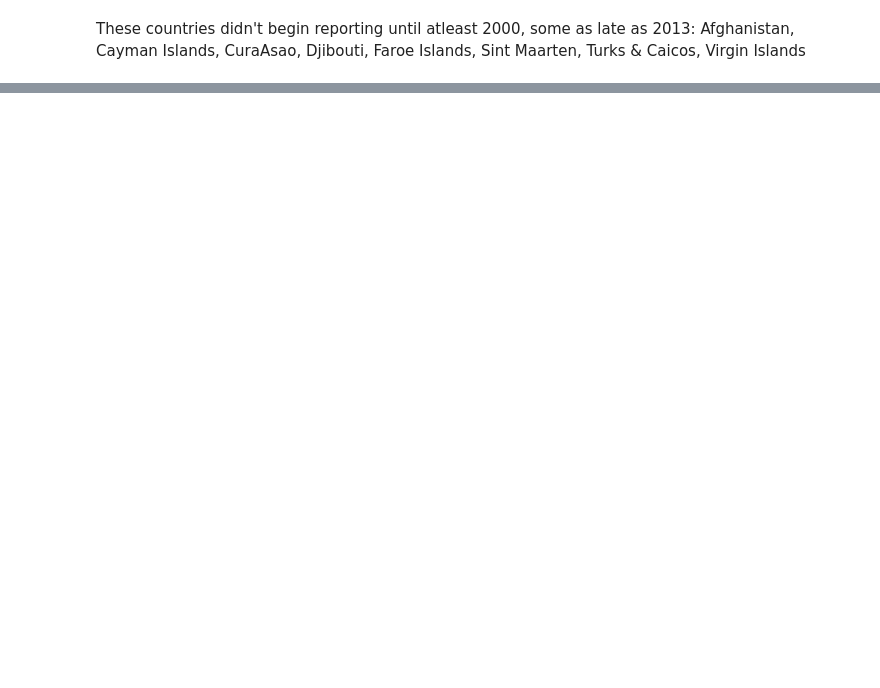
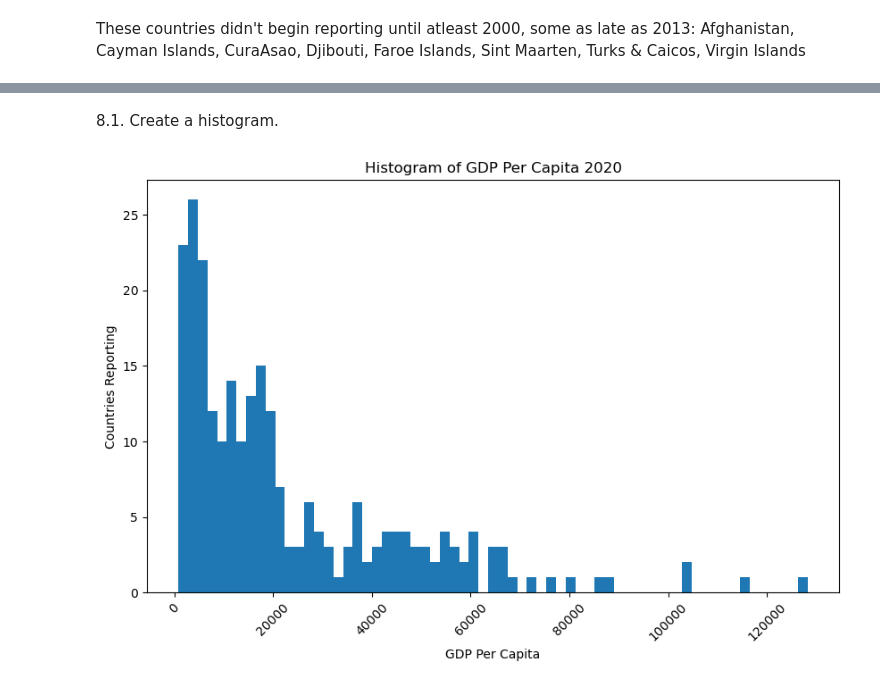
Before and after one commit to NSS-Data-Analytics-Cohort-16/da16-python-gdp-and-internet-use-analysis-DSVaughan266, a Jupyter notebook: notebooks/internet_data.ipynb, the cells around one changed output, grey strips where cells are left out. Saved outputs shown, nothing was run; the diff lists cells and outputs as text; code cells hidden in the pictures; blank space fills up the shorter version.

```diff
--- a/notebooks/internet_data.ipynb
+++ b/notebooks/internet_data.ipynb
@@ -196,0 +202,14 @@ Afghanistan, Cayman Islands, CuraAsao, Djibouti, Faroe Islands, Sint Maarten, Tu
+# %% [markdown]
+8.1. Create a histogram.
+# %%
+gdp_2020 = gdp_df_clean[gdp_df_clean["Year"] == 2020]
+# %%
+plt.figure(figsize=(10,6))
+plt.hist(gdp_2020["GDP_Per_Capita"], bins=65)
+plt.title("Histogram of GDP Per Capita 2020")
+plt.ylabel("Countries Reporting")
+plt.xlabel("GDP Per Capita")
+plt.xticks(rotation=45)
+plt.show()
+# %% [output]
+[figure, added]
```
Also changed, not shown: parts of 68 cells of this notebook.
